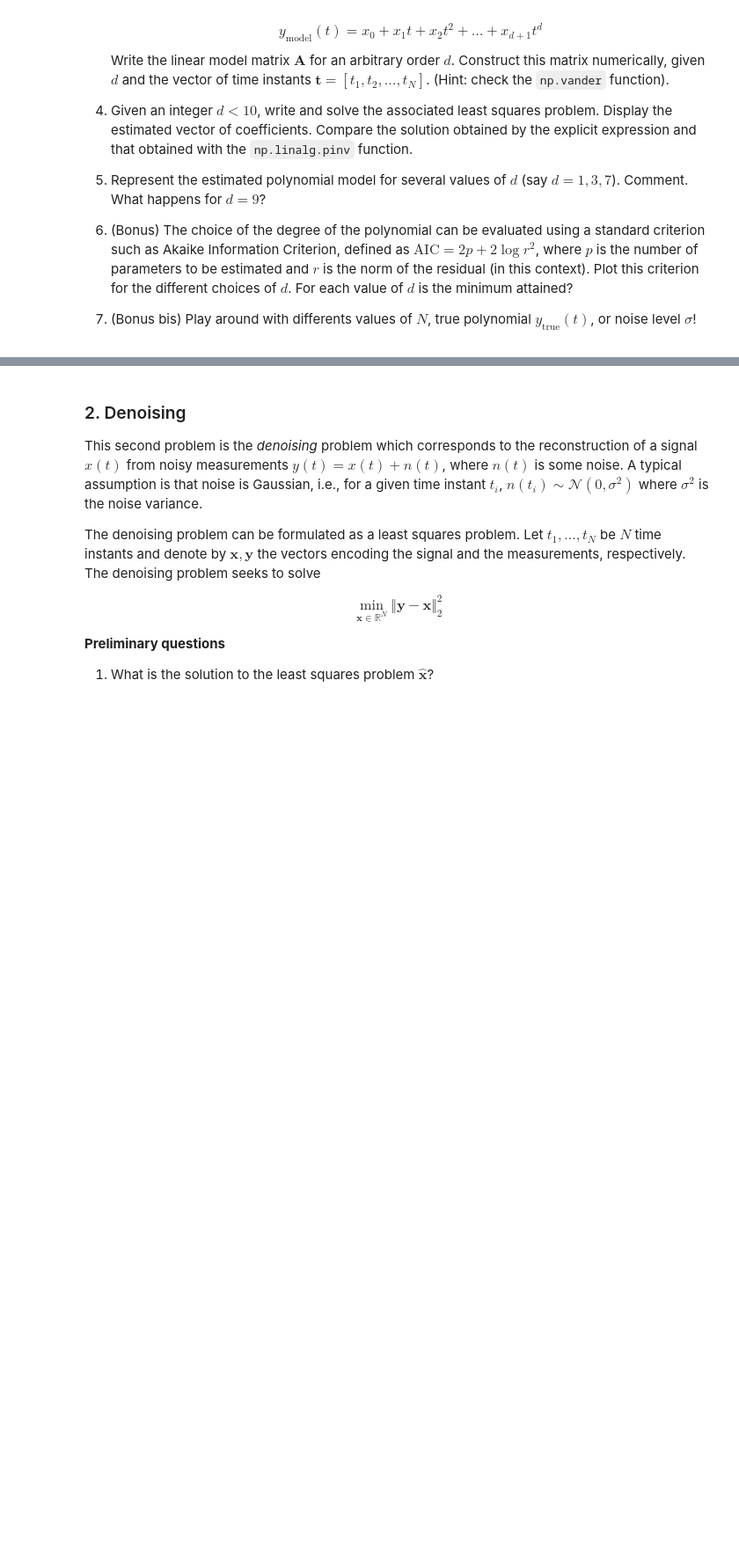
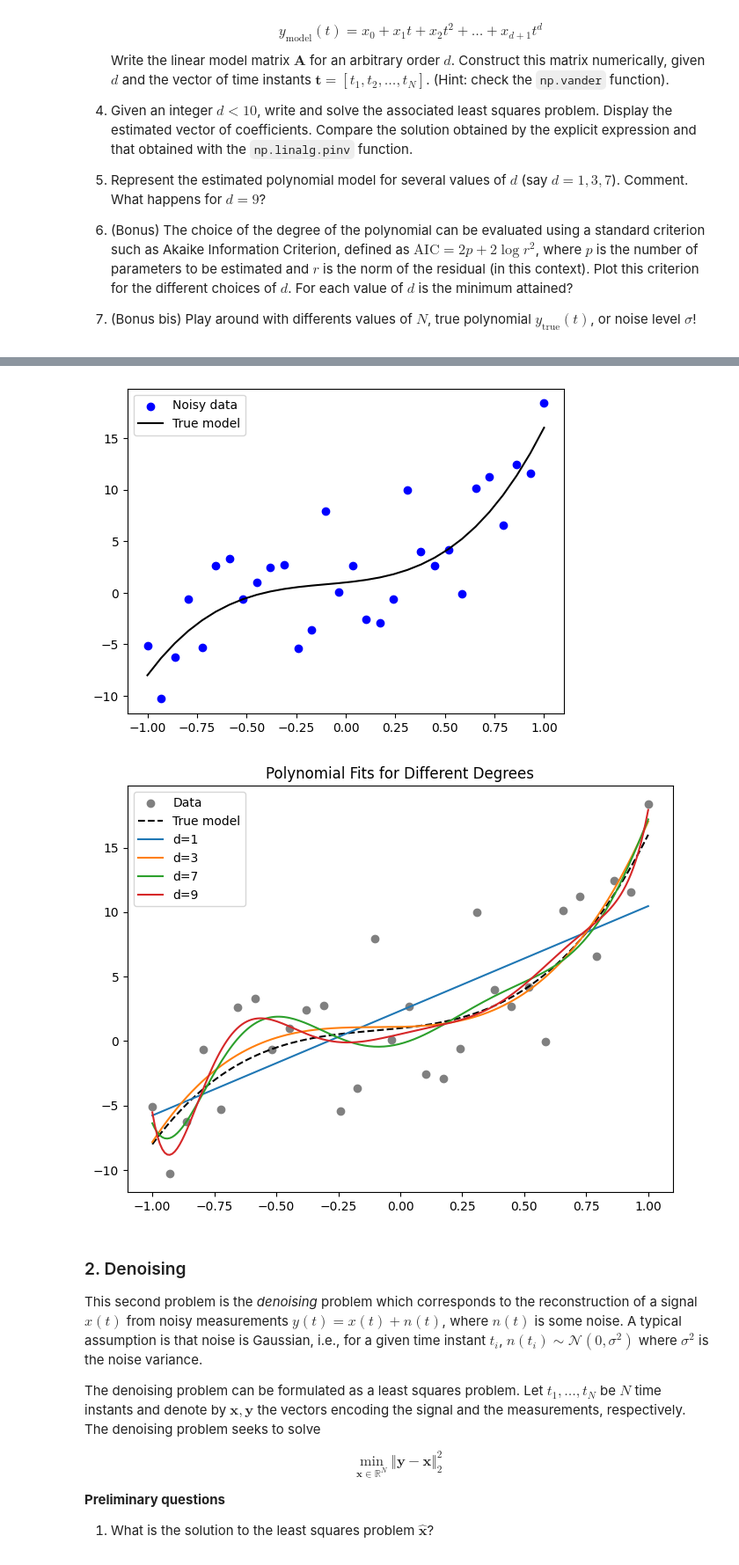
Before and after one commit to umaairr/OptimisationLW, a Jupyter notebook: labs/LW1.ipynb, the cells around one changed output, grey strips where cells are left out. Shown: that part at 88% size. Cells and saved outputs as stored; diff of their text form; code cells hidden in the pictures; blank space fills up the shorter version.

```diff
--- a/labs/LW1.ipynb
+++ b/labs/LW1.ipynb
@@ -76,10 +46,0 @@ plt.show()
-# %%
-# question 3
-
-def dsg_matrix(t,d):
-  return np.vander(t,N=d+1)
-
-t_sample = np.linspace(-1,1,10)
-d=3
-A = dsg_matrix(t_sample,d)
-print(A.shape)
@@ -186,3 +55,38 @@ Residual norm ||y - A x_pinv||_2   = 2.5470680362285685
+# %%
+# question 5:
+def y_true(t):
+    return 10*t**3 + 3*t**2 + 2*t + 1
+
+    np.random.seed(0)
+N = 30                      # number of samples
+t = np.linspace(-1, 1, N)
+sigma = 5                   # noise level
+y = y_true(t) + sigma * np.random.randn(N)
+
+# Plot true data
+plt.scatter(t, y, label='Noisy data', color='blue')
+plt.plot(t, y_true(t), label='True model', color='black')
+plt.legend()
+plt.show()
+
+degrees = [1, 3, 7, 9]
+t_plot = np.linspace(-1, 1, 200)
+
+plt.figure(figsize=(8,6))
+plt.scatter(t, y, label='Data', color='gray')
+plt.plot(t_plot, y_true(t_plot), 'k--', label='True model')
+
+for d in degrees:
+    coeffs = np.polyfit(t, y, d)
+    y_est = np.polyval(coeffs, t_plot)
+    plt.plot(t_plot, y_est, label=f'd={d}')
+
+plt.legend()
+plt.title("Polynomial Fits for Different Degrees")
+plt.show()
+# %% [output]
+[figure, added]
+[figure, added]
 # %%
 # question 6: Bonus
 # %% [markdown]
```
Also changed, not shown: parts of 8 cells of this notebook.
